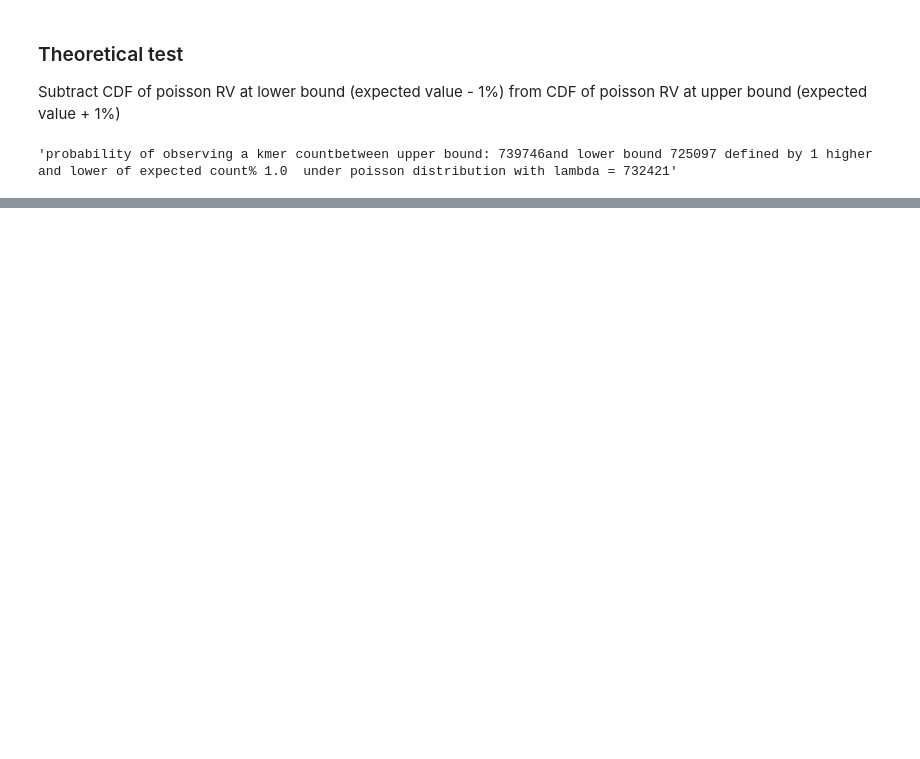
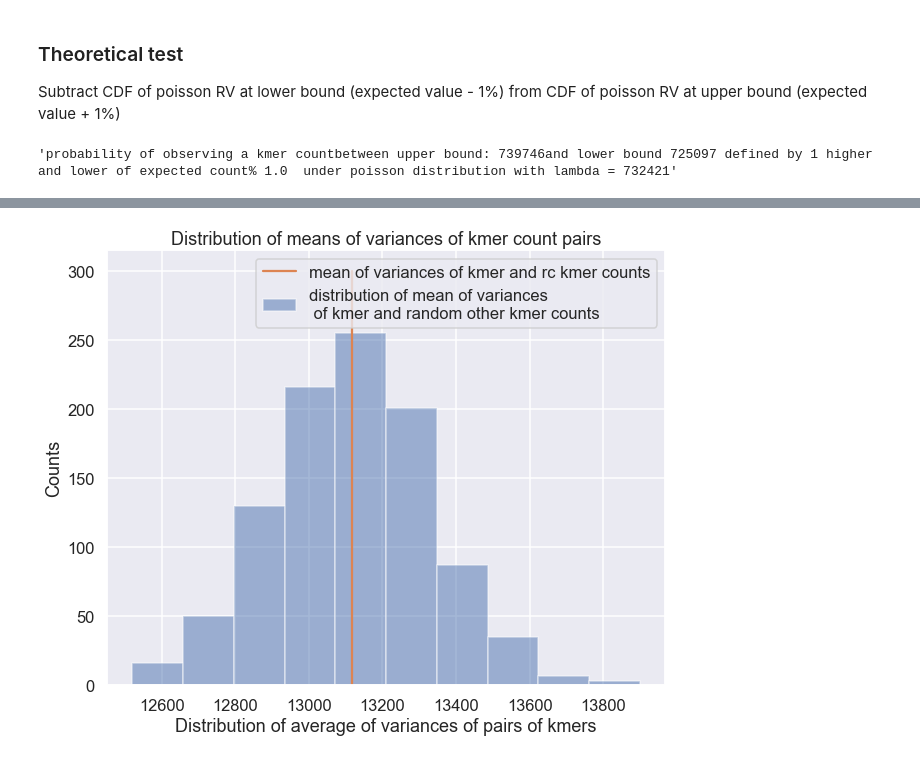
Before and after one commit to phil-fradkin/random_repo, a Jupyter notebook: 01_prov_rev_comp/Investigate_kmer_count_differences.ipynb, the cells around one changed output, grey strips where cells are left out. Saved outputs shown, nothing was run; the diff lists cells and outputs as text; code cells hidden in the pictures; blank space fills up the shorter version.

```diff
--- a/01_prov_rev_comp/Investigate_kmer_count_differences.ipynb
+++ b/01_prov_rev_comp/Investigate_kmer_count_differences.ipynb
@@ -81,0 +136,6 @@ and lower bound {int(lower_k)}\
+# %%
+kmers = list(kmer_count.keys())
+rc_kmers = ["".join([rc_dict[a] for a in x][::-1]) for x in kmers]
+counts_zipped = list(zip([kmer_count[x] for x in rc_kmers], [kmer_count[x] for x in kmers]))
+true_var = np.mean([np.var(x) for x in counts_zipped])
+true_var
@@ -81,0 +144,12 @@ and lower bound {int(lower_k)}\
+# %%
+variances = []
+kmers = list(kmer_count.keys())
+kmer_static_count = [kmer_count[x] for x in kmers]
+random_kmers = np.copy(kmers)
+
+for i in range(10000):
+    if i %1000 == 0:
+        print(i)
+    np.random.shuffle(random_kmers)
+    counts_zipped = list(zip([kmer_count[x] for x in random_kmers], kmer_static_count))
+    variances.append(np.mean(np.var(counts_zipped,axis=-1)))
@@ -81,0 +167,11 @@ and lower bound {int(lower_k)}\
+# %%
+plt.figure(figsize=(10,8))
+plt.hist(variances, alpha=0.5, label='distribution of mean of variances\n of kmer and random other kmer counts')
+plt.plot([true_var, true_var],[0,300], label='mean of variances of kmer and rc kmer counts')
+plt.xlabel('Distribution of average of variances of pairs of kmers')
+plt.ylabel('Counts')
+plt.title('Distribution of means of variances of kmer count pairs')
+plt.legend()
+plt.savefig('dist_means_variances_kmer_count_pairs.png')
+# %% [output]
+[figure, added]
```
Also changed, not shown: parts of 8 cells of this notebook, 5 other files.
